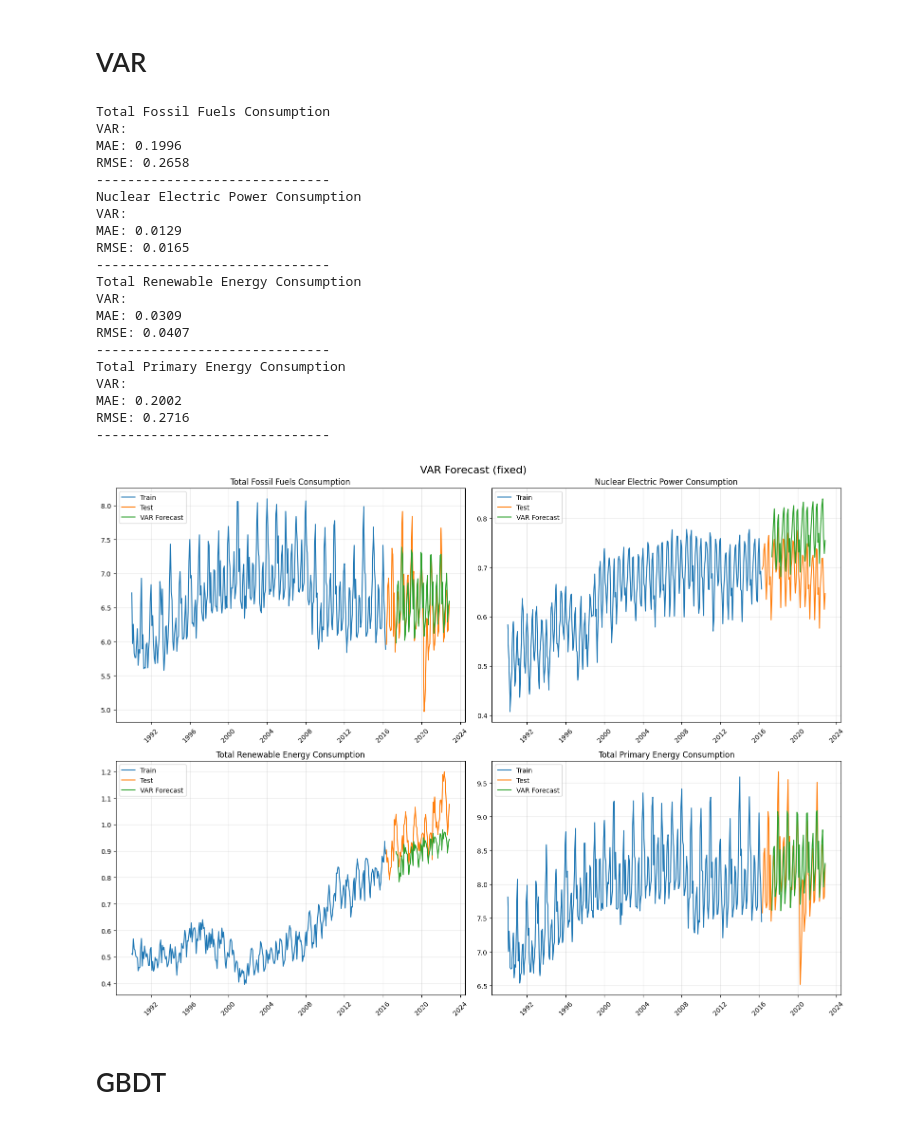
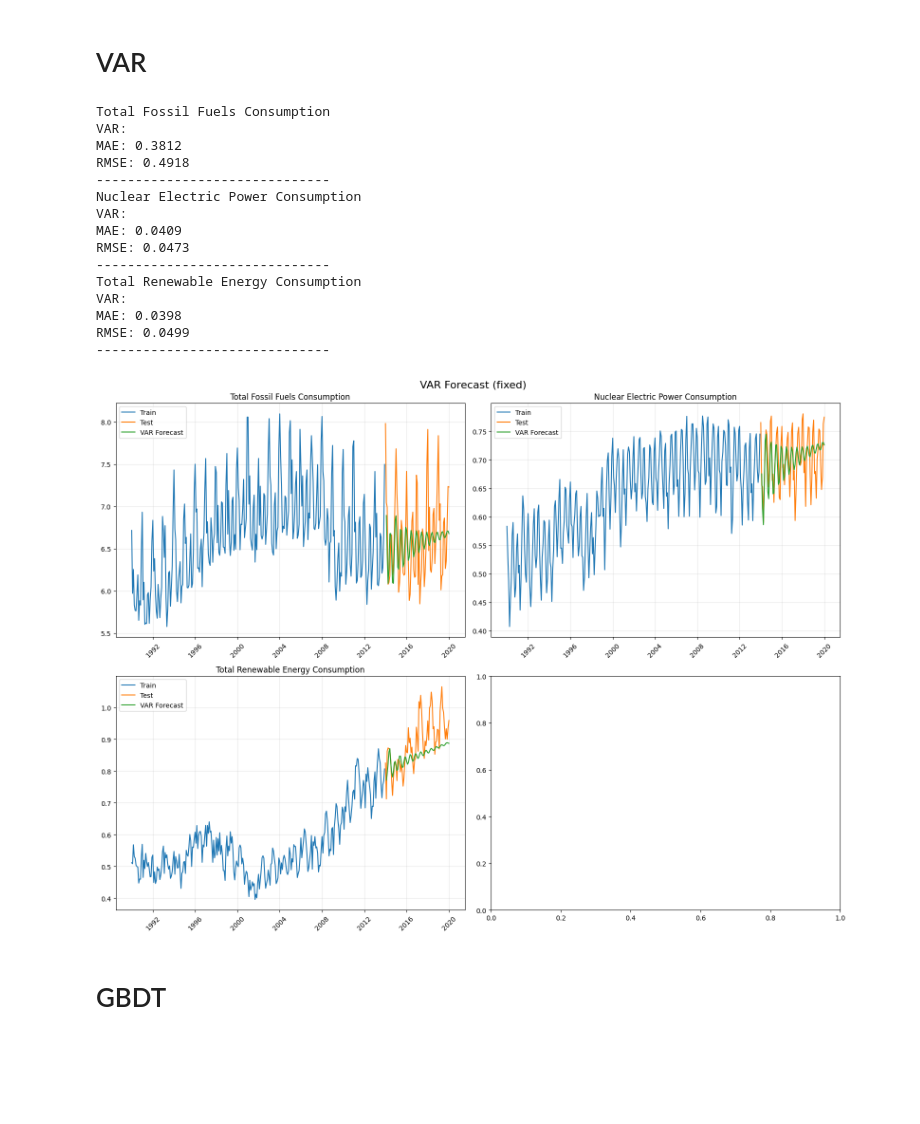
Before and after one commit to SavinskiVladimir/IntelliganceSystems, a Jupyter notebook: time_series/consumption.ipynb, the cells around one changed output. Cells and saved outputs as stored; diff of their text form; code cells hidden in the pictures; blank space fills up the shorter version.

```diff
--- a/time_series/consumption.ipynb
+++ b/time_series/consumption.ipynb
@@ -377,8 +384,10 @@ def evaluate(y_true, y_pred, name="Model", column='Column'):
 
 split = int(len(df_cons) * 0.8)
 
-train = df_cons.iloc[:split]
-test = df_cons.iloc[split:]
+# train = df_cons.iloc[:split]
+# test = df_cons.iloc[split:]
+train = df_log.iloc[:split]
+test = df_log.iloc[split:]
 # %% [markdown]
 # SARIMAX
 # %%
@@ -445,78 +487,85 @@ plt.show()
 # VAR
 # %%
 from statsmodels.tsa.api import VAR
+import pandas as pd
 
-df_var = df_cons.diff().dropna()
+# берем только consumption
+df_var = df_cons[consumption_cols].copy()
 
+# удаляем линейно зависимую переменную (ВАЖНО!)
+df_var = df_var.drop(columns=['Total Primary Energy Consumption'])
+
+# дифференцирование
+df_var = df_var.diff().dropna()
+
+# train / test
 train_var = df_var.iloc[:split]
 test_var = df_var.iloc[split:]
 
+# модель VAR
 model = VAR(train_var)
-results = model.fit(maxlags=12)
+
+# ограничиваем лаги + авто-выбор
+results = model.fit(maxlags=5, ic='aic')
 
 lag_order = results.k_ar
+
+# прогноз
 forecast = results.forecast(train_var.values[-lag_order:], steps=len(test_var))
 
-import pandas as pd
+# в DataFrame
 forecast_df = pd.DataFrame(forecast, index=test_var.index, columns=df_var.columns)
 
-col = consumption_cols[0]
-
-for col in consumption_cols:
-    evaluate(test_var[col], forecast_df[col], name=f"VAR", column=col)
+# оценка
+for col in df_var.columns:
+    evaluate(test_var[col], forecast_df[col], name="VAR", column=col)
 # %% [output]
 Total Fossil Fuels Consumption
 VAR:
-MAE: 0.1996
-RMSE: 0.2658
+MAE: 0.3812
+RMSE: 0.4918
 ------------------------------
 Nuclear Electric Power Consumption
 VAR:
-MAE: 0.0129
-RMSE: 0.0165
+MAE: 0.0409
+RMSE: 0.0473
 ------------------------------
 Total Renewable Energy Consumption
 VAR:
-MAE: 0.0309
-RMSE: 0.0407
+MAE: 0.0398
+RMSE: 0.0499
 ------------------------------
-Total Primary Energy Consumption
-VAR:
-MAE: 0.2002
-RMSE: 0.2716
-------------------------------
 # %%
 # прогноз (diff)
 forecast = results.forecast(train_var.values[-lag_order:], steps=len(test_var))
 
 forecast_df = pd.DataFrame(forecast, index=test_var.index, columns=df_var.columns)
 
 # восстановление уровней
-last_train_values = df_cons.iloc[split-1]
+last_train_values = df_cons[df_var.columns].iloc[split-1]
 forecast_restored = forecast_df.cumsum() + last_train_values
 
-# ВАЖНО: использовать test_var.index
+# графики
 fig, axes = plt.subplots(2, 2, figsize=(16, 12))
 axes = axes.ravel()
 
-for i, col in enumerate(consumption_cols):
+for i, col in enumerate(df_var.columns):
 
     axes[i].plot(df_cons.index[:split], df_cons[col].iloc[:split], label="Train")
     axes[i].plot(df_cons.index[split:], df_cons[col].iloc[split:], label="Test")
 
-    # ключевая правка ↓
     axes[i].plot(forecast_restored.index, forecast_restored[col], label="VAR Forecast")
 
     axes[i].set_title(col)
     axes[i].grid(True, alpha=0.3)
     axes[i].tick_params(axis='x', rotation=45)
     axes[i].legend()
 
 plt.suptitle("VAR Forecast (fixed)", fontsize=16)
 plt.tight_layout()
 plt.show()
 # %% [output]
-[figure, old version]
+[figure, new version]
 # %% [markdown]
 # GBDT
 # %%
```
Also changed, not shown: parts of 16 cells of this notebook.
